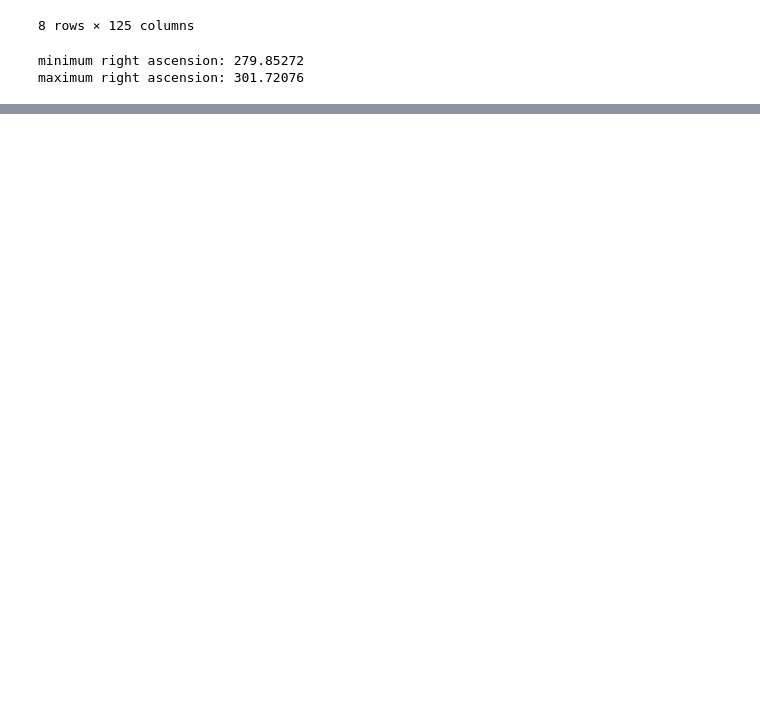
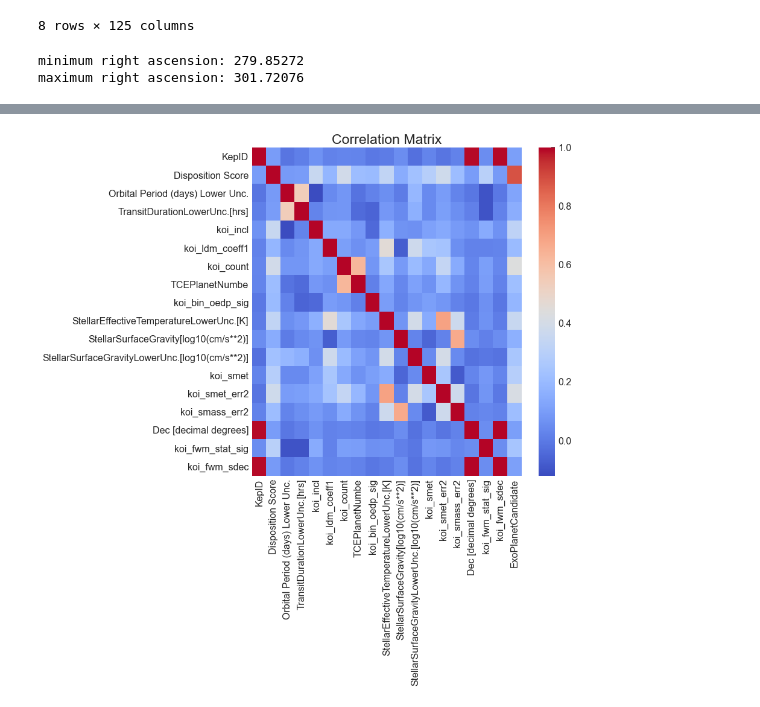
Before and after one commit to cjessop/ExoPlanet, a Jupyter notebook: ExoPlanet.ipynb, the cells around one changed output, grey strips where cells are left out. Drawn from its saved outputs; the diff is of its cells as text; code cells hidden in the pictures; blank space fills up the shorter version.

```diff
--- a/ExoPlanet.ipynb
+++ b/ExoPlanet.ipynb
@@ -241,0 +242,14 @@ plt.legend(['False Flag', 'Candidate', 'Confirmed'], loc='lower right', fontsize
+# %%
+#remove rows and columns that do not have a high correlation with the exoplanet candidate
+corr = df.corr()
+corr = corr[corr['ExoPlanetCandidate'] > 0.1]
+corr = corr[corr.index]
+corr = corr.drop(['ExoPlanetCandidate'], axis=0)
+# %%
+corr.head()
+plt.figure(figsize=(10,10))
+sns.heatmap(corr, annot=False, fmt='.2f', cmap='coolwarm')
+plt.title('Correlation Matrix')
+plt.show()
+# %% [output]
+[figure, added]
```
Also changed, not shown: parts of 36 cells of this notebook, 1 other file.
